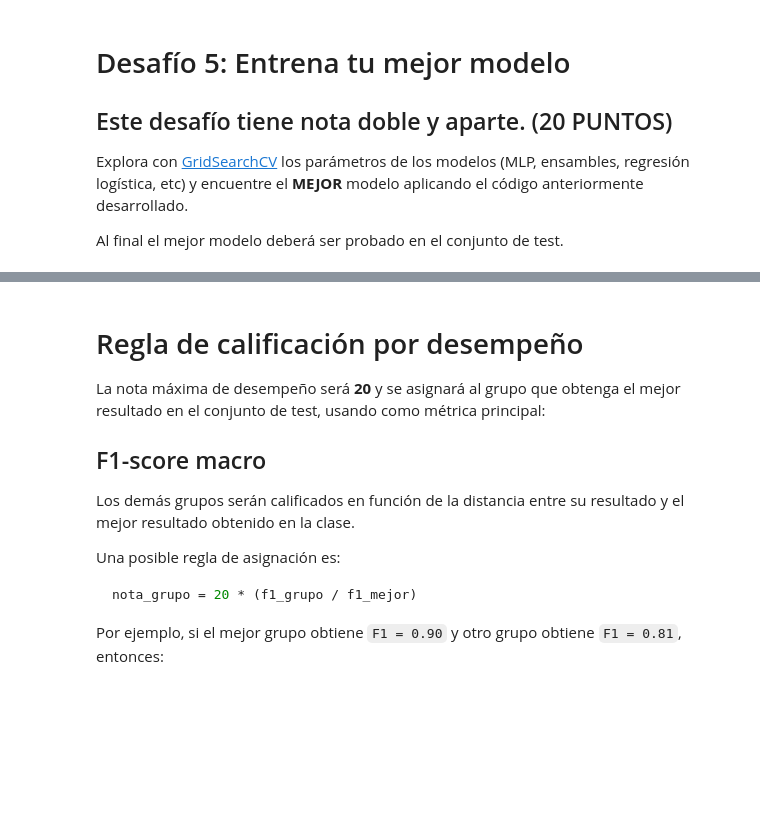
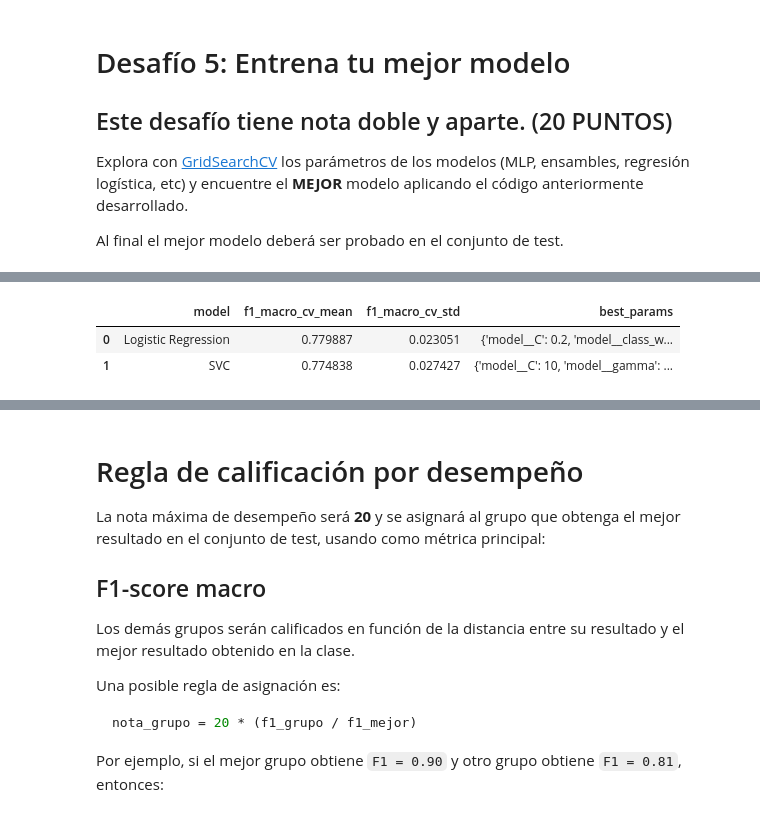
Before and after one commit to nico-0107/LaboratorioFinal-IA, a Jupyter notebook: laboratorio_final_ia.ipynb, the cells around one changed output, grey strips where cells are left out. Cells and saved outputs as stored; diff of their text form; code cells hidden in the pictures; blank space fills up the shorter version.

```diff
--- a/laboratorio_final_ia.ipynb
+++ b/laboratorio_final_ia.ipynb
@@ -551,0 +772,68 @@ Al final el mejor modelo deberá ser probado en el conjunto de test.
+# %%
+challenge5_refinement_configs = {
+    "Logistic Regression": {
+        "estimator": LogisticRegression(max_iter=3000, random_state=42),
+        "param_grid": {
+            "model__C": [0.15, 0.2, 0.25, 0.3, 0.35, 0.5],
+            "model__solver": ["lbfgs", "newton-cg"],
+            "model__class_weight": [None, "balanced"],
+        },
+    },
+    "SVC": {
+        "estimator": SVC(),
+        "param_grid": {
+            "model__kernel": ["rbf"],
+            "model__C": [8, 10, 12, 15],
+            "model__gamma": [0.005, 0.01, 0.015, 0.02],
+        },
+    },
+    "Extra Trees": {
+        "estimator": ExtraTreesClassifier(random_state=42, n_jobs=-1),
+        "param_grid": {
+            "model__n_estimators": [300, 500, 700],
+            "model__max_depth": [10, 12, 16],
+            "model__min_samples_leaf": [1, 2, 3],
+            "model__max_features": ["sqrt", None],
+        },
+    },
+    "MLP": {
+        "estimator": MLPClassifier(
+            max_iter=2000,
+            early_stopping=True,
+            random_state=42
+        ),
+        "param_grid": {
+            "model__hidden_layer_sizes": [(50,), (100,), (100, 50)],
+            "model__alpha": [0.0005, 0.001, 0.005],
+            "model__learning_rate_init": [0.0005, 0.001],
+        },
+    },
+}
+
+challenge5_top2_models = challenge5_stage1_results["model"].head(2).tolist()
+challenge5_stage2_searches = {}
+challenge5_stage2_rows = []
+
+for model_name in challenge5_top2_models:
+    config = challenge5_refinement_configs[model_name]
+    search = run_challenge5_search(config["estimator"], config["param_grid"])
+    challenge5_stage2_searches[model_name] = search
+
+    challenge5_stage2_rows.append({
+        "model": model_name,
+        "f1_macro_cv_mean": search.best_score_,
+        "f1_macro_cv_std": search.cv_results_["std_test_score"][search.best_index_],
+        "best_params": search.best_params_,
+    })
+
+challenge5_stage2_results = (
+    pd.DataFrame(challenge5_stage2_rows)
+    .sort_values("f1_macro_cv_mean", ascending=False)
+    .reset_index(drop=True)
+)
+
+challenge5_stage2_results
+# %% [output]
+|  | model | f1_macro_cv_mean | f1_macro_cv_std | best_params |
+| 0 | Logistic Regression | 0.779887 | 0.023051 | {'model__C': 0.2, 'model__class_w... |
+| 1 | SVC | 0.774838 | 0.027427 | {'model__C': 10, 'model__gamma': ... |
```
Also changed, not shown: parts of 18 cells of this notebook, 2 other files.
